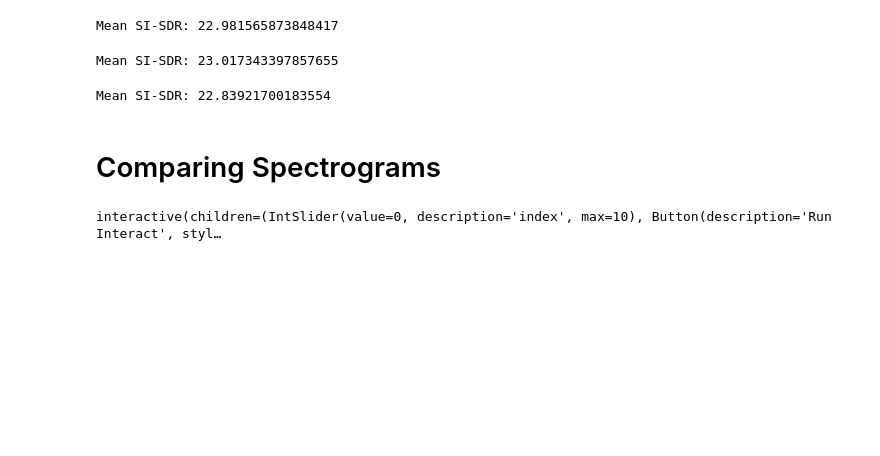
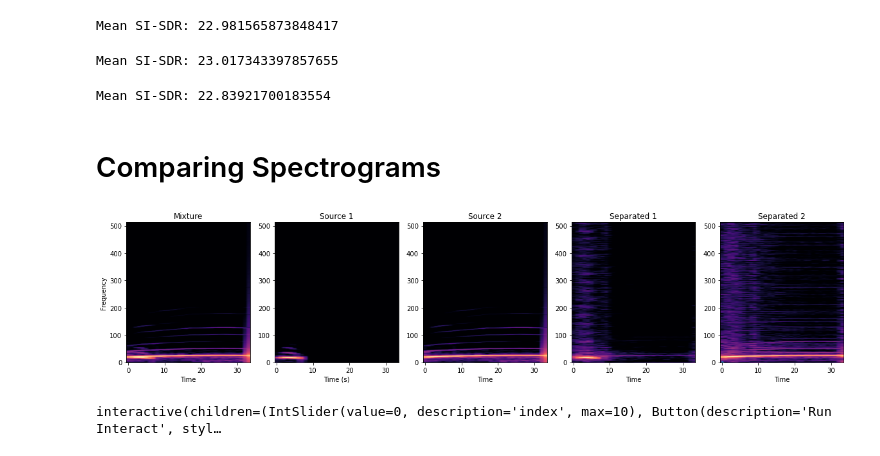
Before and after one commit to kzacarian/cocktail-party-problem, a Jupyter notebook: Macaques/Macaque_Source_Separation_V_Colab.ipynb, the cells around one changed output. Cells and saved outputs as stored; diff of their text form; code cells hidden in the pictures; blank space fills up the shorter version.

```diff
--- a/Macaques/Macaque_Source_Separation_V_Colab.ipynb
+++ b/Macaques/Macaque_Source_Separation_V_Colab.ipynb
@@ -611,6 +620,10 @@ def plot_spectrograms(X, Y, model, index, window=WINDOW_WIDTH, sr=SR):
     axes[4].set_xlabel('Time')
     axes[4].set_title('Separated 2')
     plt.show()
+# %%
+plot_spectrograms(X_train, Y_train, model, 1)
+# %% [output]
+[figure, added]
 # %%
 interact_manual(lambda index: plot_spectrograms(X_train, Y_train, model, index),
                 index=widgets.IntSlider(min=0, max=10, step=1));
```
Also changed, not shown: parts of 2 cells of this notebook.
